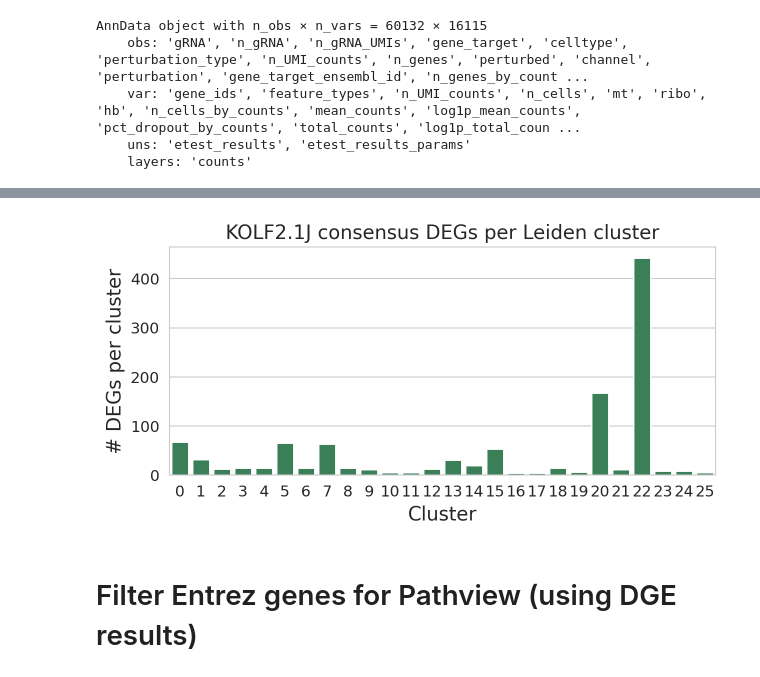
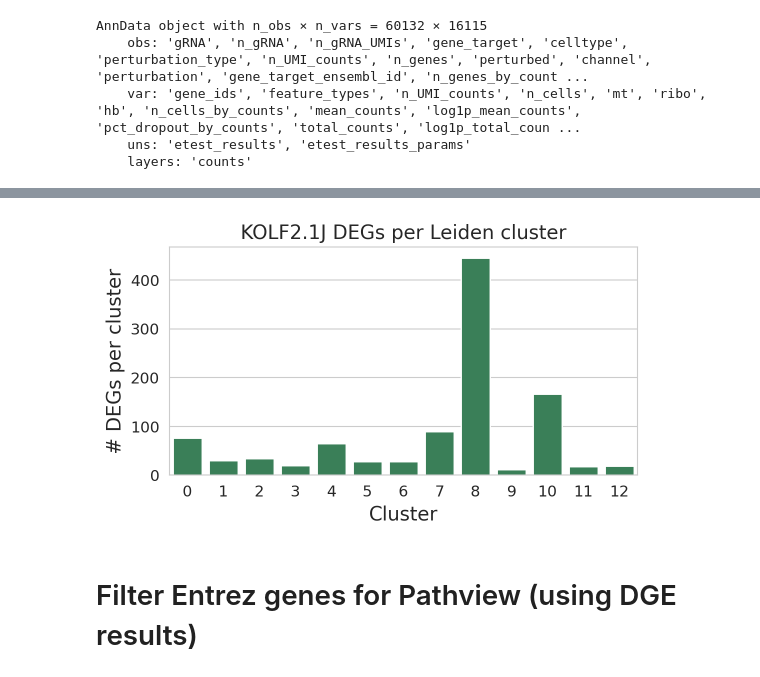
Before and after one commit to subramaniam-lab-ucsd/tf-project, a Jupyter notebook: tf_project_analysis.ipynb, the cells around one changed output, grey strips where cells are left out. Saved outputs shown, nothing was run; the diff lists cells and outputs as text; code cells hidden in the pictures.

```diff
--- a/tf_project_analysis.ipynb
+++ b/tf_project_analysis.ipynb
@@ -59,11 +59,14 @@ def build_3_run_DEGs_dict(DGE_results_dfs: list[pd.DataFrame],
                           target_type: str="gRNA",
                           lfc_threshold: float = 0,
                           lfc_col: str = "log2FoldChange",
-                          validate: bool=True
+                          validate: bool=True,
+                          remove_self_DEGs: bool=True,
                           ) -> dict[str, set[str]]:
     """
     For each KD, find genes that are DEGs of that KD (pass significance
     and LFC thresholds) in at least 2 DGE analysis runs.
+    If remove_self_DEGs is True, then Gene A is removed from the DEG list
+    for Gene KD A and so on.
     """
     # Check for valid significance threshold
     if p_threshold_type not in ("pvalue", "padj"):
@@ -98,13 +101,18 @@ def build_3_run_DEGs_dict(DGE_results_dfs: list[pd.DataFrame],
             (abs(DGE_results_3[target_lfc_col]) > lfc_threshold)].index)
         DEGs_at_least_2 = ((DEGs_run1 & DEGs_run2) | (DEGs_run2 & DEGs_run3) |
                            (DEGs_run1 & DEGs_run3))
+        # Remove gene target from DEG list
+        if remove_self_DEGs:
+            self_gene = target if target_type == "gene_target" else target.split("_")[0]
+            DEGs_at_least_2 = DEGs_at_least_2 - {self_gene}
         DEGs_dict[target] = DEGs_at_least_2
     return DEGs_dict
 
 def build_3_run_wald_dict(DGE_results_dfs: list[pd.DataFrame],
                           wald_col: str="stat",
                           wald_abs_threshold: float = 1,
-                          validate: bool = True
+                          validate: bool = True,
+                          remove_target_gene: bool=True,
                           ) -> dict[str, set[str]]:
     """
     For each KD, find genes that have |Wald| > wald_abs_threshold
@@ -131,6 +139,9 @@ def build_3_run_wald_dict(DGE_results_dfs: list[pd.DataFrame],
         wald_genes_at_least_2 = ((wald_genes_run1 & wald_genes_run2) |
                                  (wald_genes_run2 & wald_genes_run3) |
                                  (wald_genes_run1 & wald_genes_run3))
+        # Remove target gene from gene list
+        if remove_target_gene:
+            wald_genes_at_least_2 = wald_genes_at_least_2 - {kd}
         wald_dict[kd] = wald_genes_at_least_2
     return wald_dict
 
@@ -205,7 +216,8 @@ de_results_kolf_3 = pd.read_pickle(filepath3)
 de_results_dfs = [de_results_kolf_1, de_results_kolf_2, de_results_kolf_3]
 # %%
 kd_deg_dict_kolf = build_3_run_DEGs_dict(de_results_dfs, p_threshold=0.02,
-                                    p_threshold_type="pvalue", target_type="gene_target")
+                                    p_threshold_type="pvalue", target_type="gene_target",
+                                    remove_self_DEGs=True)
 n_degs_df = build_3_run_n_DEGs_df(kd_deg_dict_kolf)
 n_degs_df.head(20)
 # %% [output]
@@ -243,6 +247,6 @@ kd_wald_dict_kolf = build_3_run_wald_dict(de_results_dfs)
 # %%
 leiden_filepath = \
-    "/home/ranwyl/output_files_tf_project/KOLF_leiden_clusters_spectral25-mde7-knn6-repulsive5_5-18-26.csv"
+    "/home/ranwyl/output_files_tf_project/KOLF_leiden_clusters_spectral25-mde7-knn6-repulsive5_6-2-26.csv"
 leiden_cluster_kds = pd.read_csv(leiden_filepath, header=0, index_col=0)
 leiden_cluster_kds.head()
 # %% [output]
@@ -256,8 +259,10 @@ leiden_cluster_kds.head()
 # %%
 cluster_deg_dict_kolf = build_cluster_DEGs_dict(kd_deg_dict_kolf,
                                                 leiden_cluster_kds)
+# %%
+sns.set_style("whitegrid")
 # %%
 _ = plot_n_DEGs_per_cluster(cluster_deg_dict_kolf,
-                            title="KOLF2.1J consensus DEGs per Leiden cluster",
-                            color="seagreen", figsize=(7,3))
+                            title="KOLF2.1J DEGs per Leiden cluster",
+                            color="seagreen", figsize=(6,3))
 # %% [output]
@@ -266,4 +271,4 @@ _ = plot_n_DEGs_per_cluster(cluster_deg_dict_kolf,
-[figure, old version]
+[figure, new version]
 # %% [markdown]
 # Filter Entrez genes for Pathview (using DGE results)
 # %%
```
Also changed, not shown: parts of 452 cells of this notebook, 4 other files.
